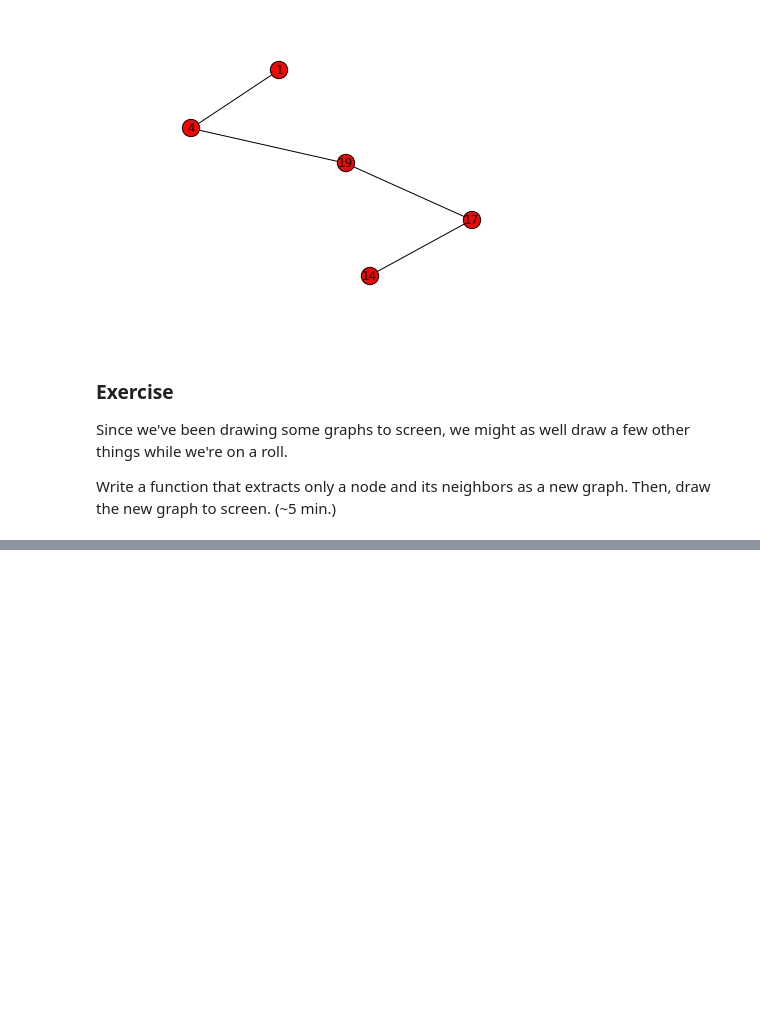
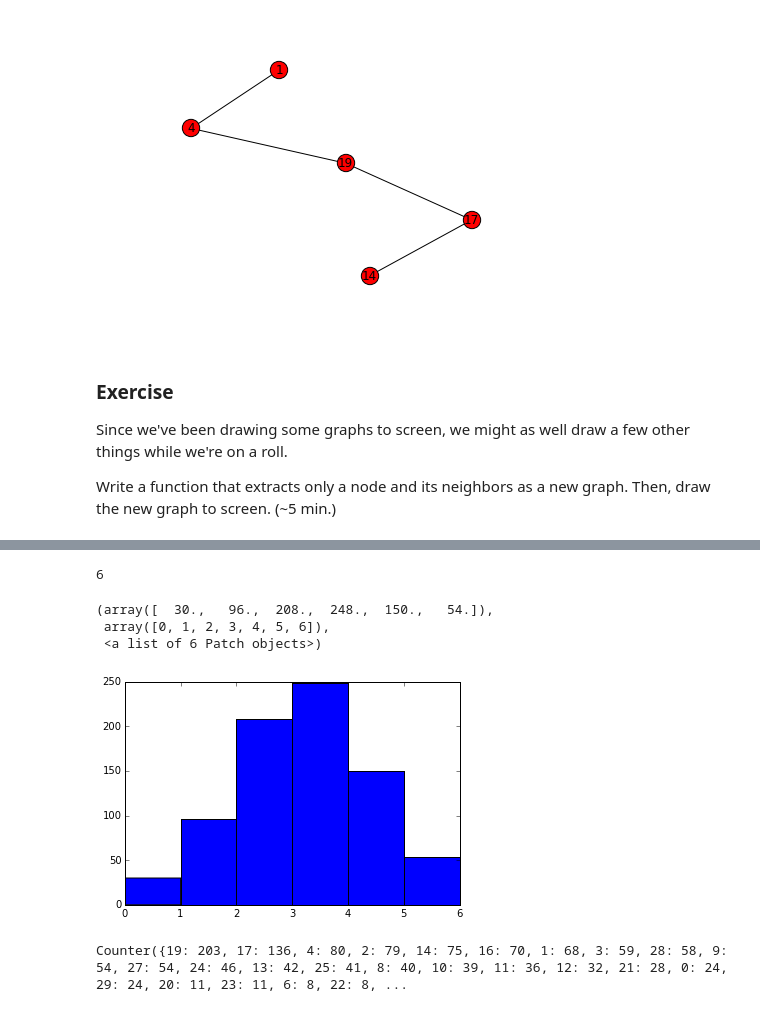
Before and after one commit to ericmjl/Network-Analysis-Made-Simple, a Jupyter notebook: 3. Hubs and Paths.ipynb, the cells around one changed output, grey strips where cells are left out. Saved outputs shown, nothing was run; the diff lists cells and outputs as text; code cells hidden in the pictures; blank space fills up the shorter version.

Commit message:
Updates to Hubs and Paths

```diff
--- a/3. Hubs and Paths.ipynb
+++ b/3. Hubs and Paths.ipynb
@@ -274,0 +307,47 @@ nx.draw(newG, with_labels=True)
+# %%
+# Possible answer to Question 1:
+# All we need is the length of the path.
+
+def compute_transmission_time(G, source, target):
+    length = nx.shortest_path_length(G, source, target)
+
+    time = sum([i for i in range(1, length+1)])
+
+    return time
+
+compute_transmission_time(G, 14, 4)
+# %% [output]
+6
+# %%
+# Possible answer to Question 2:
+# We need to know the length of every single shortest path between every pair of nodes.
+# If we don't put a source and target into the nx.shortest_path_length(G) function call, then
+# we get a dictionary of dictionaries, where all source-->target-->lengths are shown.
+
+lengths = []
+for source, sink_length in nx.shortest_path_length(G).items():
+    for sink, length in sink_length.items():
+        lengths.append(length)
+
+plt.hist(lengths, bins=range(len(set(lengths))))
+# %% [output]
+(array([  30.,   96.,  208.,  248.,  150.,   54.]),
+ array([0, 1, 2, 3, 4, 5, 6]),
+ <a list of 6 Patch objects>)
+[figure, added]
+# %%
+# Possible answer to Question 3:
+from collections import Counter
+from itertools import combinations
+
+totals = Counter()
+for n1, n2 in combinations(G.nodes(), 2):
+    if nx.has_path(G, n1, n2):
+        for path in nx.all_shortest_paths(G, n1, n2):
+            path.pop(0)
+            path.pop(-1)
+            totals = totals + Counter(path)
+
+totals
+# %% [output]
+Counter({19: 203, 17: 136, 4: 80, 2: 79, 14: 75, 16: 70, 1: 68, 3: 59, 28: 58, 9: 54, 27: 54, 24: 46, 13: 42, 25: 41, 8: 40, 10: 39, 11: 36, 12: 32, 21: 28, 0: 24, 29: 24, 20: 11, 23: 11, 6: 8, 22: 8, ...
```
Also changed, not shown: parts of 4 cells of this notebook.
